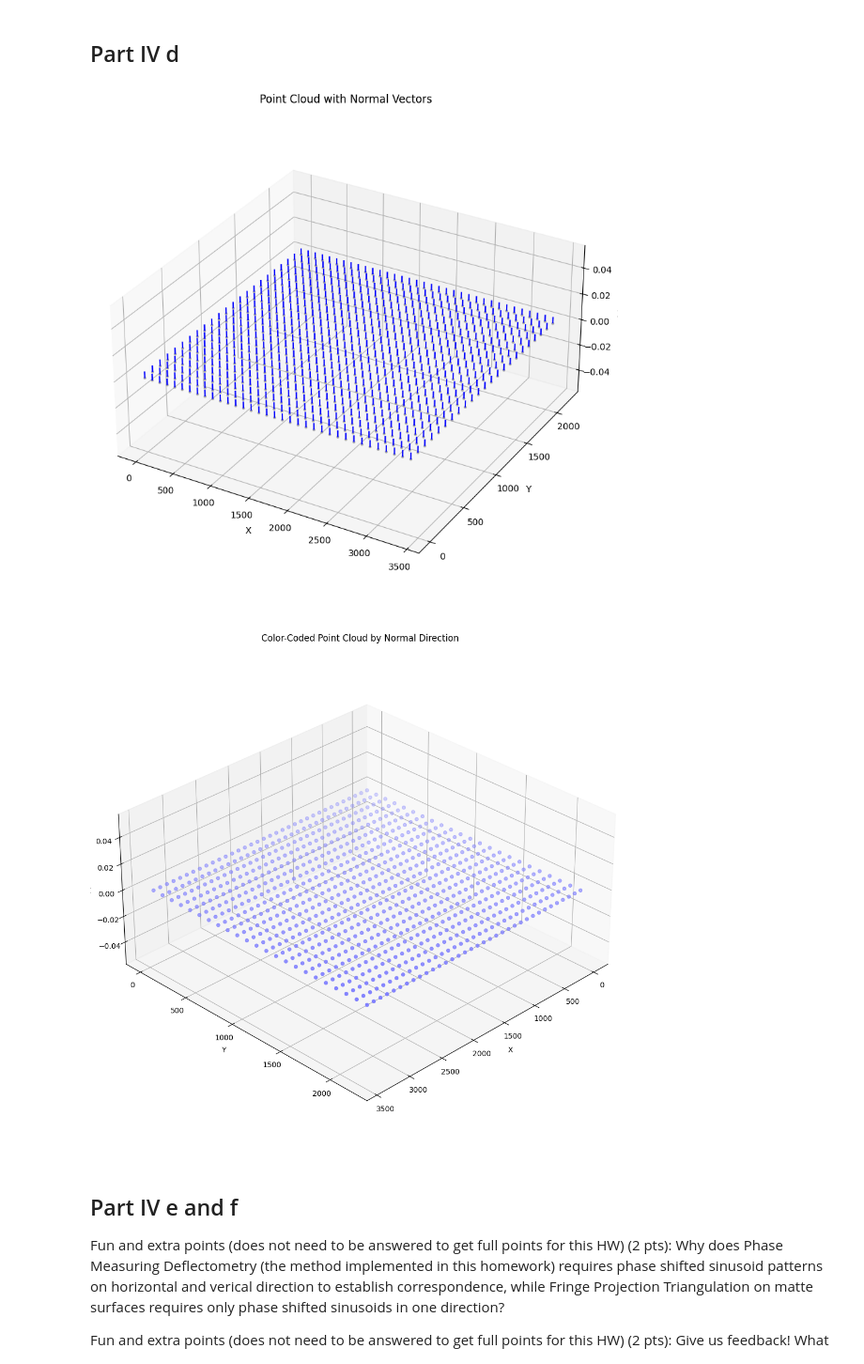
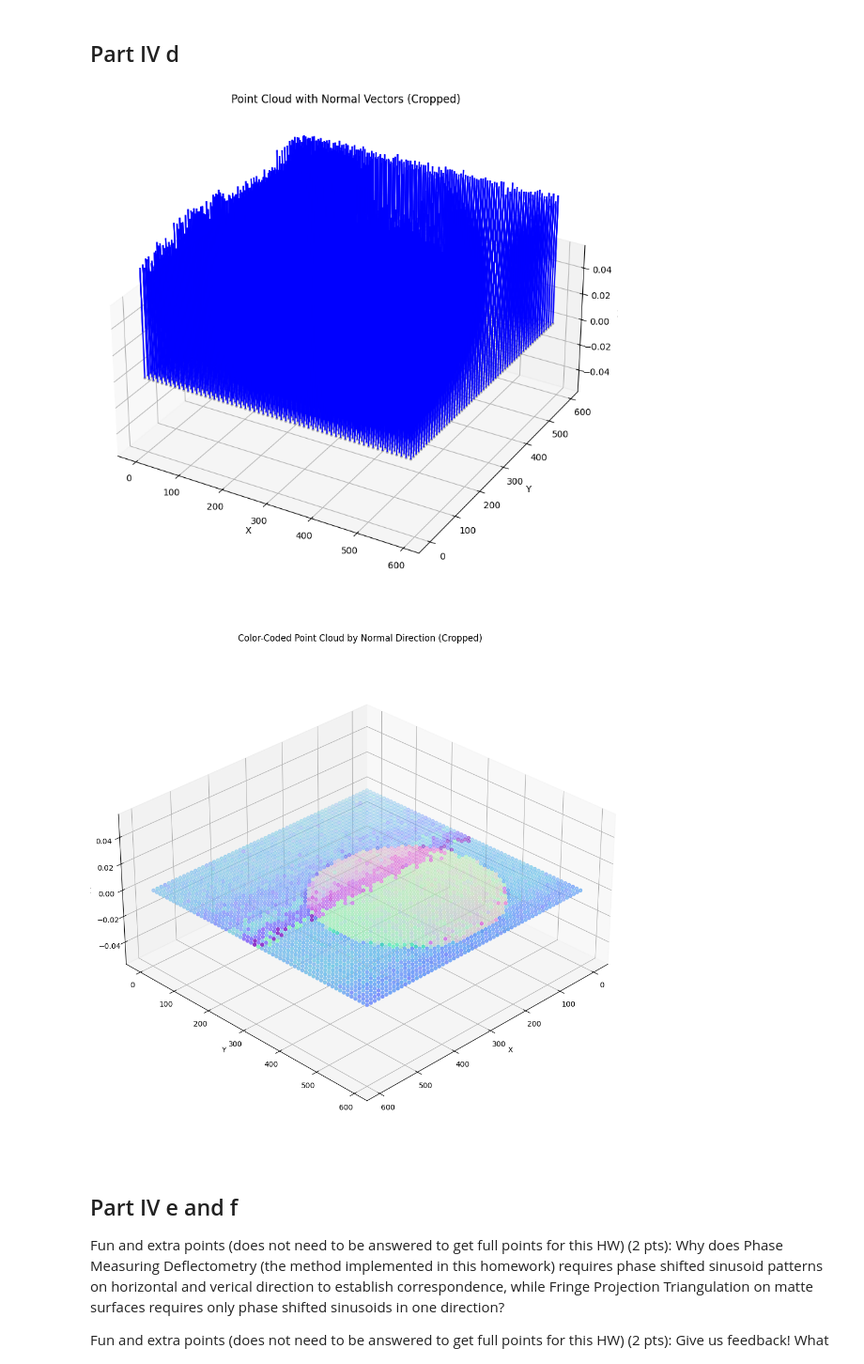
Before and after one commit to qiwen98/IntroToImagingScience, a Jupyter notebook: assignment_3/p4_point_cloud_from_normal.ipynb, the cells around one changed output. Shown at 94% size. Cells and saved outputs as stored; diff of their text form; code cells hidden in the pictures.

Commit message:
coin trial

```diff
--- a/assignment_3/p4_point_cloud_from_normal.ipynb
+++ b/assignment_3/p4_point_cloud_from_normal.ipynb
@@ -21,32 +21,35 @@ import matplotlib.pyplot as plt
 from mpl_toolkits.mplot3d import Axes3D
 from PIL import Image
 
-# Step 1: Load the four phase images as PNG files
-# Replace these with your actual file paths
-phi_h_r = np.array(Image.open('phi_h_r.png').convert('L'))  # Horizontal reference
-phi_v_r = np.array(Image.open('phi_v_r.png').convert('L'))  # Vertical reference
-phi_h_o = np.array(Image.open('phi_h_r.png').convert('L'))  # Horizontal object
-phi_v_o = np.array(Image.open('phi_v_r.png').convert('L'))  # Vertical object
+# Define crop coordinates
+x_start, x_end = 2000, 2600
+y_start, y_end = 1300, 1900
 
-# Parts a and b: Calculate and plot as before
-# [previous code for parts a and b]
+# Step 1: Load and crop the four phase images as PNG files
+phi_h_r_full = np.array(Image.open('phi_h_r.png').convert('L')) / 255.0 * 2 * np.pi
+phi_v_r_full = np.array(Image.open('phi_v_r.png').convert('L')) / 255.0 * 2 * np.pi
+phi_h_o_full = np.array(Image.open('phi_h_o_coin_1.png').convert('L')) / 255.0 * 2 * np.pi
+phi_v_o_full = np.array(Image.open('phi_v_o_coin_1.png').convert('L')) / 255.0 * 2 * np.pi
 
-# Part b: Calculate and plot rho_v and rho_h
+# Apply cropping
+phi_h_r = phi_h_r_full[y_start:y_end, x_start:x_end]
+phi_v_r = phi_v_r_full[y_start:y_end, x_start:x_end]
+phi_h_o = phi_h_o_full[y_start:y_end, x_start:x_end]
+phi_v_o = phi_v_o_full[y_start:y_end, x_start:x_end]
+
+# Part b: Calculate rho_v and rho_h
 rho_v = -(phi_v_o - phi_v_r)
 rho_h = -(phi_h_o - phi_h_r)
 
 # Part c: Calculate surface normal map
-# Calculate denominator
 denominator = np.sqrt(rho_v**2 + rho_h**2 + 1)
-
-# Calculate normal vector components
 nx = rho_v / denominator
 ny = rho_h / denominator
 nz = 1 / denominator
 
 # Create a point cloud with normal vectors
-# First, create a flat grid for the point cloud
-height, width = phi_h_o.shape
+# Create a grid for the cropped region
+height, width = phi_h_o.shape  # Now reflects cropped size (600x600)
 y, x = np.mgrid[0:height, 0:width]
 z = np.zeros_like(x)  # Flat surface at z=0
 
@@ -54,9 +57,8 @@ z = np.zeros_like(x)  # Flat surface at z=0
 fig = plt.figure(figsize=(12, 10))
 ax = fig.add_subplot(111, projection='3d')
 
-### this part need to crop !!
-# Subsample for better visualization (adjust step as needed)
-step = 100
+# Subsample for better visualization (adjusted for smaller region)
+step = 10  # Reduced from 100 since we're working with a 600x600 region
 x_sub = x[::step, ::step]
 y_sub = y[::step, ::step]
 z_sub = z[::step, ::step]
@@ -67,15 +69,18 @@ w_sub = nz[::step, ::step]
 # Plot the point cloud (flat surface)
 ax.scatter(x_sub, y_sub, z_sub, c='gray', s=5, alpha=0.5)
 
-# Plot normal vectors as arrows
-ax.quiver(x_sub, y_sub, z_sub, u_sub, v_sub, w_sub, length=0.005, normalize=True,
-          color='b', arrow_length_ratio=0.01)
+# Plot normal vectors as arrows (adjusted length for smaller region)
+ax.quiver(x_sub, y_sub, z_sub, u_sub, v_sub, w_sub,
+          length=0.1,  # Increased from 0.005 for better visibility
+          normalize=True,
+          color='b',
+          arrow_length_ratio=0.5)  # Increased for better visibility
 
 # Set labels and title
 ax.set_xlabel('X')
 ax.set_ylabel('Y')
 ax.set_zlabel('Z')
-ax.set_title('Point Cloud with Normal Vectors')
+ax.set_title('Point Cloud with Normal Vectors (Cropped)')
 
 # Set equal aspect ratio
 ax.set_box_aspect([1, 1, 0.5])
@@ -85,43 +90,40 @@ fig2 = plt.figure(figsize=(12, 10))
 ax2 = fig2.add_subplot(111, projection='3d')
 
 # Color points based on normal direction
-# Convert normal vectors to RGB colors
 colors = np.zeros((x_sub.shape[0], x_sub.shape[1], 3))
 colors[:,:,0] = (u_sub + 1) / 2  # R channel from x component
 colors[:,:,1] = (v_sub + 1) / 2  # G channel from y component
 colors[:,:,2] = (w_sub + 1) / 2  # B channel from z component
 
 # Reshape for scatter plot
 colors_flat = colors.reshape(-1, 3)
 x_flat = x_sub.flatten()
 y_flat = y_sub.flatten()
 z_flat = z_sub.flatten()
 
 # Plot color-coded point cloud
 ax2.scatter(x_flat, y_flat, z_flat, c=colors_flat, s=20)
 
 # Set labels and title
 ax2.set_xlabel('X')
 ax2.set_ylabel('Y')
 ax2.set_zlabel('Z')
-ax2.set_title('Color-Coded Point Cloud by Normal Direction')
+ax2.set_title('Color-Coded Point Cloud by Normal Direction (Cropped)')
 
 # Set equal aspect ratio
 ax2.set_box_aspect([1, 1, 0.5])
 
 # Adjust viewing angle for better visualization
 ax2.view_init(elev=30, azim=45)
 
 plt.tight_layout()
-plt.savefig('point_cloud_with_normals.png')
-
-# Save the second visualization
-fig2.savefig('color_coded_point_cloud.png')
+fig.savefig('point_cloud_with_normals_cropped.png')
+fig2.savefig('color_coded_point_cloud_cropped.png')
 
 plt.show()
 # %% [output]
-[figure, old version]
+[figure, new version]
-[figure, old version]
+[figure, new version]
 # %% [markdown]
 ## Part IV e and f
 Fun and extra points (does not need to be answered to get full points for this HW) (2 pts):
```
Also changed, not shown: parts of 1 cell of this notebook, 51 other files.
